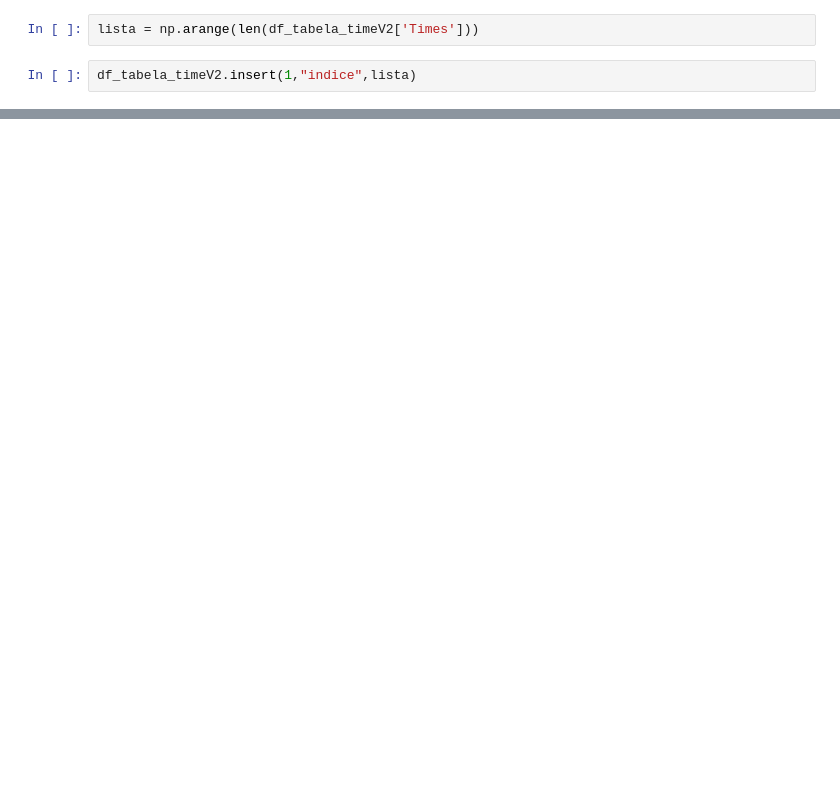
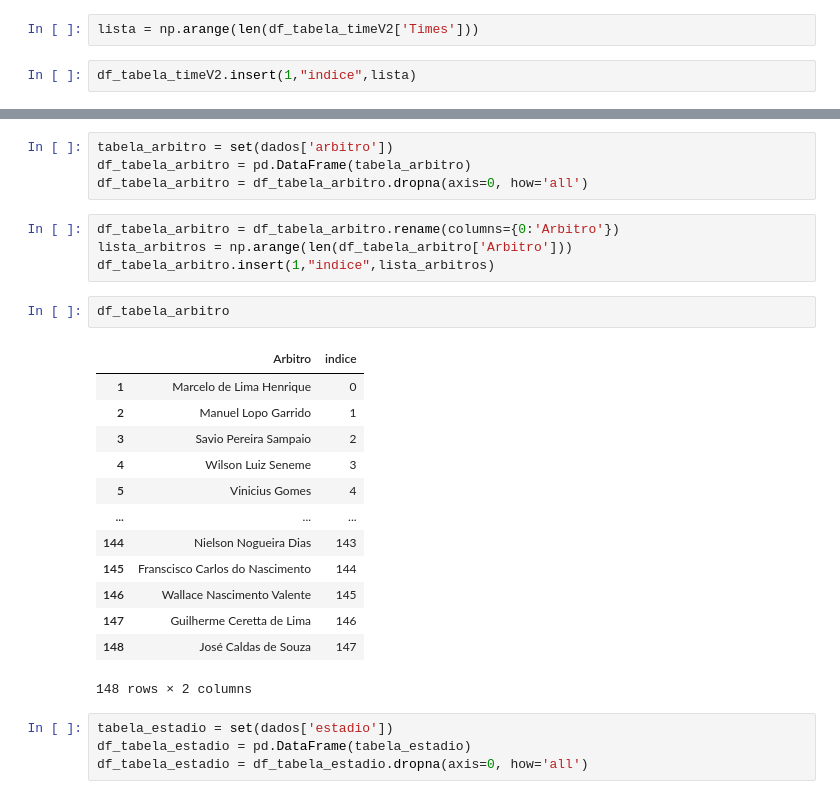
Before and after one commit to andrerrn/Projeto-Integrador-III, a Jupyter notebook: Projeto Integrador.ipynb, the cells around one changed output, grey strips where cells are left out. Cells and saved outputs as stored; diff of their text form; blank space fills up the shorter version.

```diff
--- a/Projeto Integrador.ipynb
+++ b/Projeto Integrador.ipynb
@@ -103,0 +84,28 @@ KeyError: 'time_man'
+# %%
+tabela_arbitro = set(dados['arbitro'])
+df_tabela_arbitro = pd.DataFrame(tabela_arbitro)
+df_tabela_arbitro = df_tabela_arbitro.dropna(axis=0, how='all')
+# %%
+df_tabela_arbitro = df_tabela_arbitro.rename(columns={0:'Arbitro'})
+lista_arbitros = np.arange(len(df_tabela_arbitro['Arbitro']))
+df_tabela_arbitro.insert(1,"indice",lista_arbitros)
+# %%
+df_tabela_arbitro
+# %% [output]
+|  | Arbitro | indice |
+| 1 | Marcelo de Lima Henrique | 0 |
+| 2 | Manuel Lopo Garrido | 1 |
+| 3 | Savio Pereira Sampaio | 2 |
+| 4 | Wilson Luiz Seneme | 3 |
+| 5 | Vinicius Gomes | 4 |
+| ... | ... | ... |
+| 144 | Nielson Nogueira Dias | 143 |
+| 145 | Franscisco Carlos do Nascimento | 144 |
+| 146 | Wallace Nascimento Valente | 145 |
+| 147 | Guilherme Ceretta de Lima | 146 |
+| 148 | José Caldas de Souza | 147 |
+148 rows × 2 columns
+# %%
+tabela_estadio = set(dados['estadio'])
+df_tabela_estadio = pd.DataFrame(tabela_estadio)
+df_tabela_estadio = df_tabela_estadio.dropna(axis=0, how='all')
```
Also changed, not shown: parts of 19 cells of this notebook.
